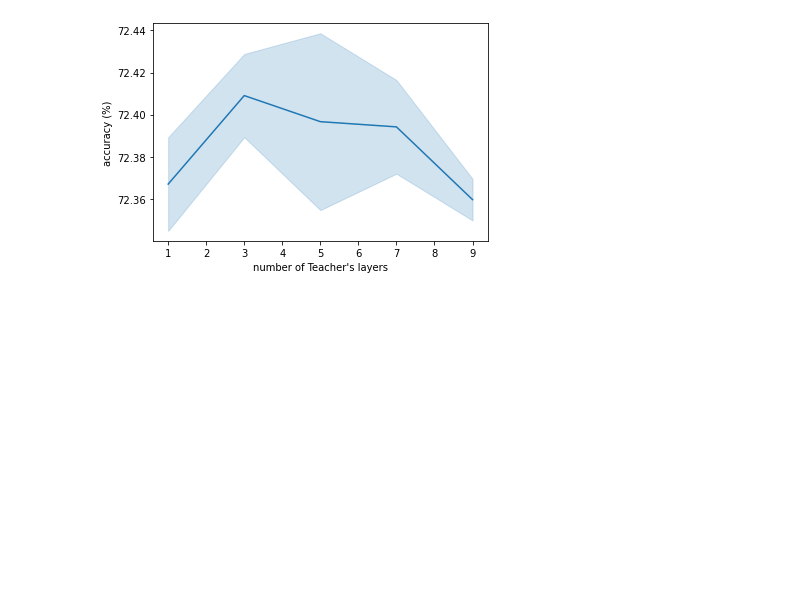
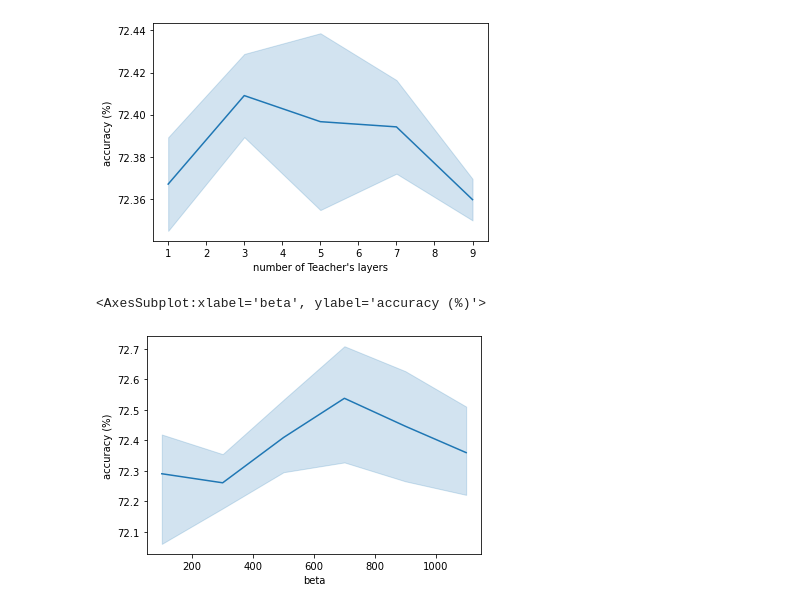
Before and after one commit to uuuChen/Filter-Pruning-with-Attention-Preserving-Self-Distillation, a Jupyter notebook: line_chart.ipynb, the cells around one changed output. Drawn from its saved outputs; the diff is of its cells as text; code cells hidden in the pictures; blank space fills up the shorter version.

```diff
--- a/line_chart.ipynb
+++ b/line_chart.ipynb
@@ -65,3 +65,26 @@ sns.lineplot(data=data, x="number of Teacher\'s layers", y="accuracy (%)", ci=20
 19                           9       72.1915
 <AxesSubplot:xlabel="number of Teacher's layers", ylabel='accuracy (%)'>
 [figure]
+# %%
+import seaborn as sns
+import numpy as np
+import pandas as pd
+
+l, r = 100, 1100
+betas = np.repeat(np.array(range(l, r+1, 200)), 4)
+accuries = [
+    71.9442, 72.4288, 72.4090, 72.3794,
+    72.1420, 72.3991, 72.2211, 72.2805,
+    72.2409, 72.5574, 72.4585, 72.3794,
+    72.2310, 72.7650, 72.6167, 72.5376,
+    72.2706, 72.6562, 72.5969, 72.2607,
+    72.2211, 72.6068, 72.2211, 72.3892
+]
+data = pd.DataFrame({
+    'beta': betas,
+    'accuracy (%)': accuries
+})
+sns.lineplot(data=data, x="beta", y="accuracy (%)", ci=95)
+# %% [output]
+<AxesSubplot:xlabel='beta', ylabel='accuracy (%)'>
+[figure, added]
```
Also changed, not shown: 3 other files.
